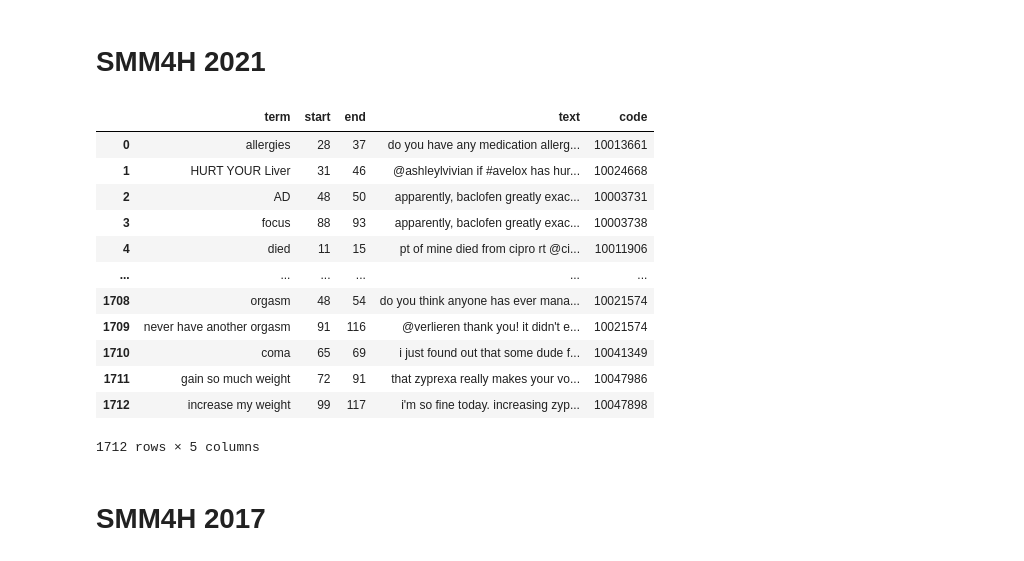
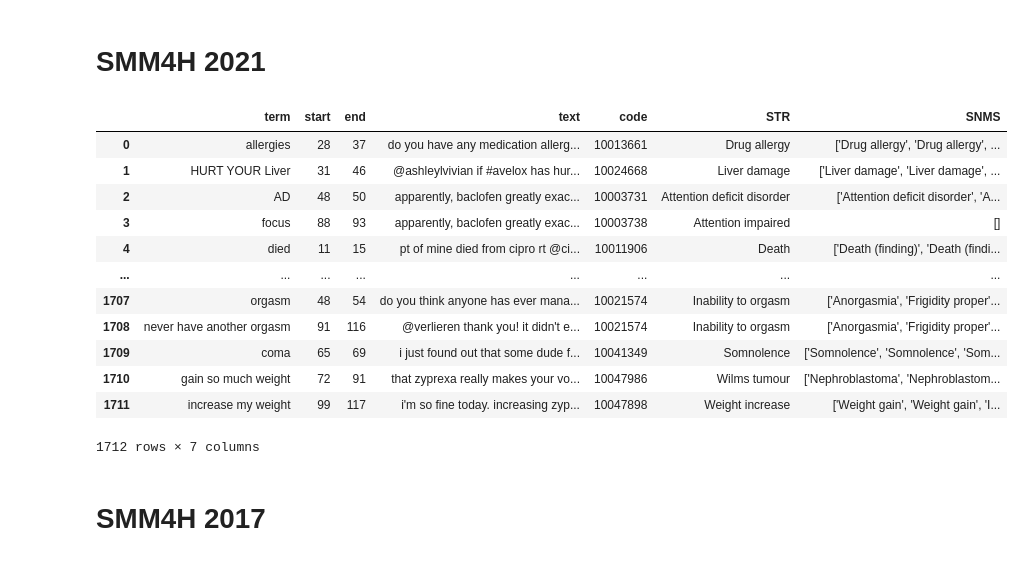
Before and after one commit to AlexKay28/MedConcNorm, a Jupyter notebook: notebooks/work_with_raw_data/get_train_test_csvs.ipynb, the cells around one changed output. Saved outputs shown, nothing was run; the diff lists cells and outputs as text; code cells hidden in the pictures.

Commit message:
added term synonims and source texts

```diff
--- a/notebooks/work_with_raw_data/get_train_test_csvs.ipynb
+++ b/notebooks/work_with_raw_data/get_train_test_csvs.ipynb
@@ -17,27 +17,35 @@ smm4h21 = smm4h21_spans.merge(smm4h21_tweets, on=0)
 # %%
 smm4h21 = smm4h21.rename(columns={
     4: 'term', '1_y': 'text',
     2: 'start', 3: 'end',
     5: 'code'
 })
 
 smm4h21 = smm4h21[['term', 'start', 'end', 'text', 'code']]
 smm4h21 = smm4h21[smm4h21['code'].str.isdigit()]
+smm4h21['code'] = smm4h21['code'].astype(int)
+
+mdr_codes = pd.read_csv('../../data/interim/meddra_codes_terms_synonims.csv')
+mdr_cod_to_norm = mdr_codes[['CODE', 'STR', 'SNMS']]
+smm4h21 = pd.merge(smm4h21, mdr_cod_to_norm, left_on='code', right_on='CODE', how='left')
+smm4h21 = smm4h21.drop(columns=['CODE'])
 smm4h21
+
+smm4h21
 # %% [output]
-|  | term | start | end | text | code |
-| 0 | allergies | 28 | 37 | do you have any medication allerg... | 10013661 |
-| 1 | HURT YOUR Liver | 31 | 46 | @ashleylvivian if #avelox has hur... | 10024668 |
-| 2 | AD | 48 | 50 | apparently, baclofen greatly exac... | 10003731 |
-| 3 | focus | 88 | 93 | apparently, baclofen greatly exac... | 10003738 |
-| 4 | died | 11 | 15 | pt of mine died from cipro rt @ci... | 10011906 |
-| ... | ... | ... | ... | ... | ... |
-| 1708 | orgasm | 48 | 54 | do you think anyone has ever mana... | 10021574 |
-| 1709 | never have another orgasm | 91 | 116 | @verlieren thank you! it didn't e... | 10021574 |
-| 1710 | coma | 65 | 69 | i just found out that some dude f... | 10041349 |
-| 1711 | gain so much weight | 72 | 91 | that zyprexa really makes your vo... | 10047986 |
-| 1712 | increase my weight | 99 | 117 | i'm so fine today. increasing zyp... | 10047898 |
+|  | term | start | end | text | code | STR | SNMS |
+| 0 | allergies | 28 | 37 | do you have any medication allerg... | 10013661 | Drug allergy | ['Drug allergy', 'Drug allergy', ... |
+| 1 | HURT YOUR Liver | 31 | 46 | @ashleylvivian if #avelox has hur... | 10024668 | Liver damage | ['Liver damage', 'Liver damage', ... |
+| 2 | AD | 48 | 50 | apparently, baclofen greatly exac... | 10003731 | Attention deficit disorder | ['Attention deficit disorder', 'A... |
+| 3 | focus | 88 | 93 | apparently, baclofen greatly exac... | 10003738 | Attention impaired | [] |
+| 4 | died | 11 | 15 | pt of mine died from cipro rt @ci... | 10011906 | Death | ['Death (finding)', 'Death (findi... |
+| ... | ... | ... | ... | ... | ... | ... | ... |
+| 1707 | orgasm | 48 | 54 | do you think anyone has ever mana... | 10021574 | Inability to orgasm | ['Anorgasmia', 'Frigidity proper'... |
+| 1708 | never have another orgasm | 91 | 116 | @verlieren thank you! it didn't e... | 10021574 | Inability to orgasm | ['Anorgasmia', 'Frigidity proper'... |
+| 1709 | coma | 65 | 69 | i just found out that some dude f... | 10041349 | Somnolence | ['Somnolence', 'Somnolence', 'Som... |
+| 1710 | gain so much weight | 72 | 91 | that zyprexa really makes your vo... | 10047986 | Wilms tumour | ['Nephroblastoma', 'Nephroblastom... |
+| 1711 | increase my weight | 99 | 117 | i'm so fine today. increasing zyp... | 10047898 | Weight increase | ['Weight gain', 'Weight gain', 'I... |
-1712 rows × 5 columns
+1712 rows × 7 columns
 # %%
 smm4h21_train, smm4h21_test = train_test_split(smm4h21, test_size=0.2)
 # %%
```
Also changed, not shown: parts of 17 cells of this notebook, 2 other files.
